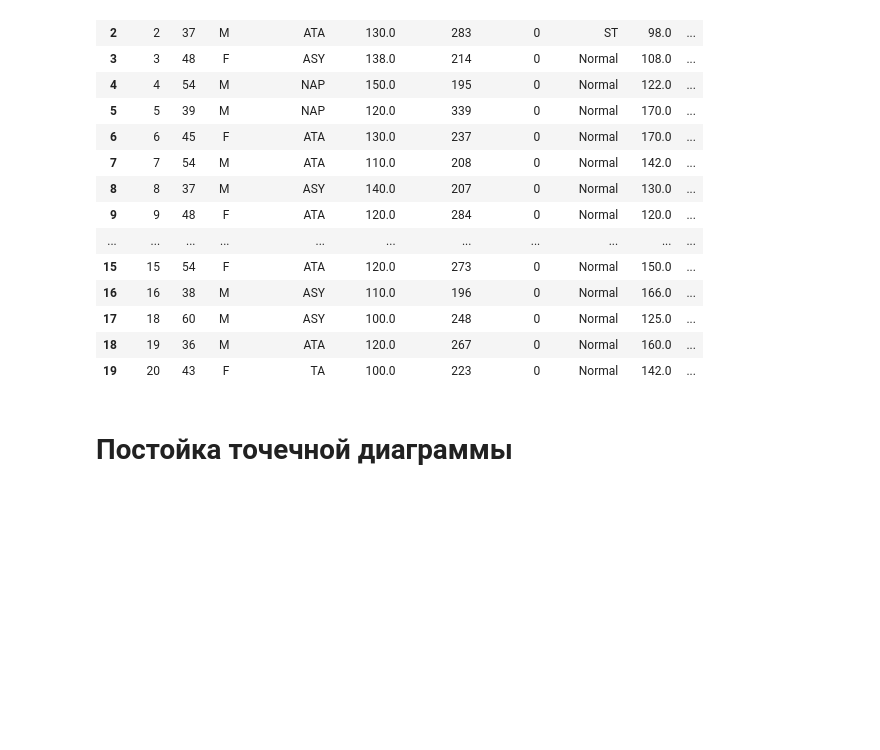
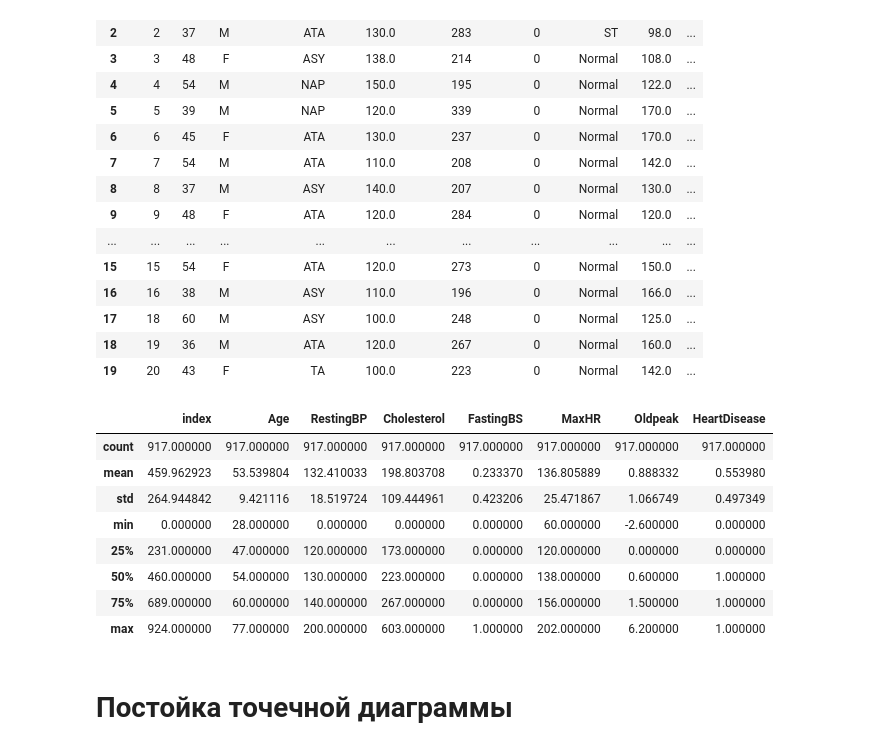
Before and after one commit to Deiwas/analysis_lab2, a Jupyter notebook: lab2.ipynb, the cells around one changed output. Cells and saved outputs as stored; diff of their text form; code cells hidden in the pictures; blank space fills up the shorter version.

```diff
--- a/lab2.ipynb
+++ b/lab2.ipynb
@@ -194,6 +196,18 @@ df.head(20)
 | 17 | 18 | 60 | M | ASY | 100.0 | 248 | 0 | Normal | 125.0 | ... |
 | 18 | 19 | 36 | M | ATA | 120.0 | 267 | 0 | Normal | 160.0 | ... |
 | 19 | 20 | 43 | F | TA | 100.0 | 223 | 0 | Normal | 142.0 | ... |
+# %%
+df.describe()
+# %% [output]
+|  | index | Age | RestingBP | Cholesterol | FastingBS | MaxHR | Oldpeak | HeartDisease |
+| count | 917.000000 | 917.000000 | 917.000000 | 917.000000 | 917.000000 | 917.000000 | 917.000000 | 917.000000 |
+| mean | 459.962923 | 53.539804 | 132.410033 | 198.803708 | 0.233370 | 136.805889 | 0.888332 | 0.553980 |
+| std | 264.944842 | 9.421116 | 18.519724 | 109.444961 | 0.423206 | 25.471867 | 1.066749 | 0.497349 |
+| min | 0.000000 | 28.000000 | 0.000000 | 0.000000 | 0.000000 | 60.000000 | -2.600000 | 0.000000 |
+| 25% | 231.000000 | 47.000000 | 120.000000 | 173.000000 | 0.000000 | 120.000000 | 0.000000 | 0.000000 |
+| 50% | 460.000000 | 54.000000 | 130.000000 | 223.000000 | 0.000000 | 138.000000 | 0.600000 | 1.000000 |
+| 75% | 689.000000 | 60.000000 | 140.000000 | 267.000000 | 0.000000 | 156.000000 | 1.500000 | 1.000000 |
+| max | 924.000000 | 77.000000 | 200.000000 | 603.000000 | 1.000000 | 202.000000 | 6.200000 | 1.000000 |
 # %% [markdown]
 # Постойка точечной диаграммы
 # %%
```
Also changed, not shown: parts of 12 cells of this notebook.
